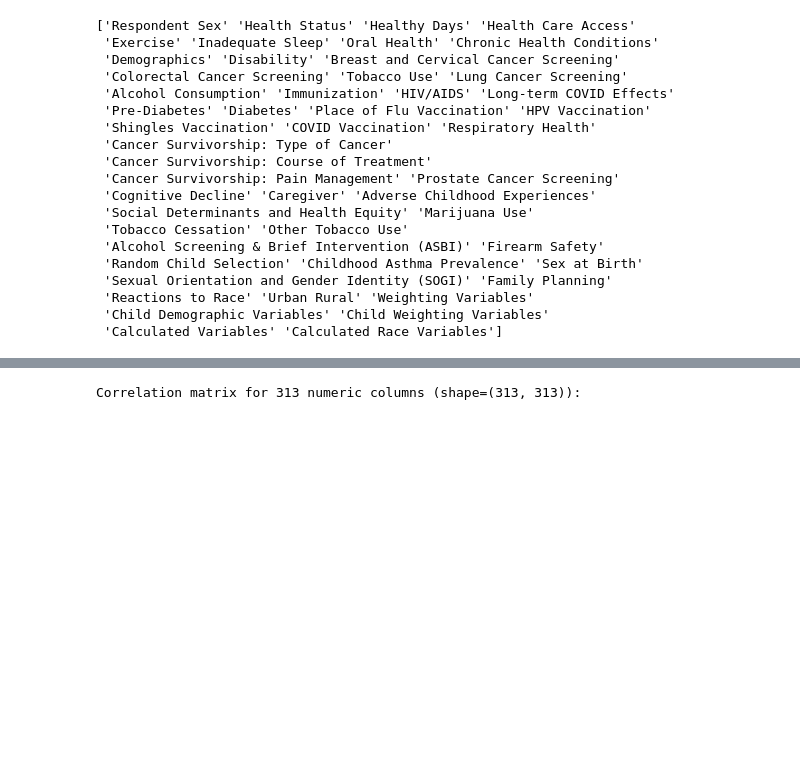
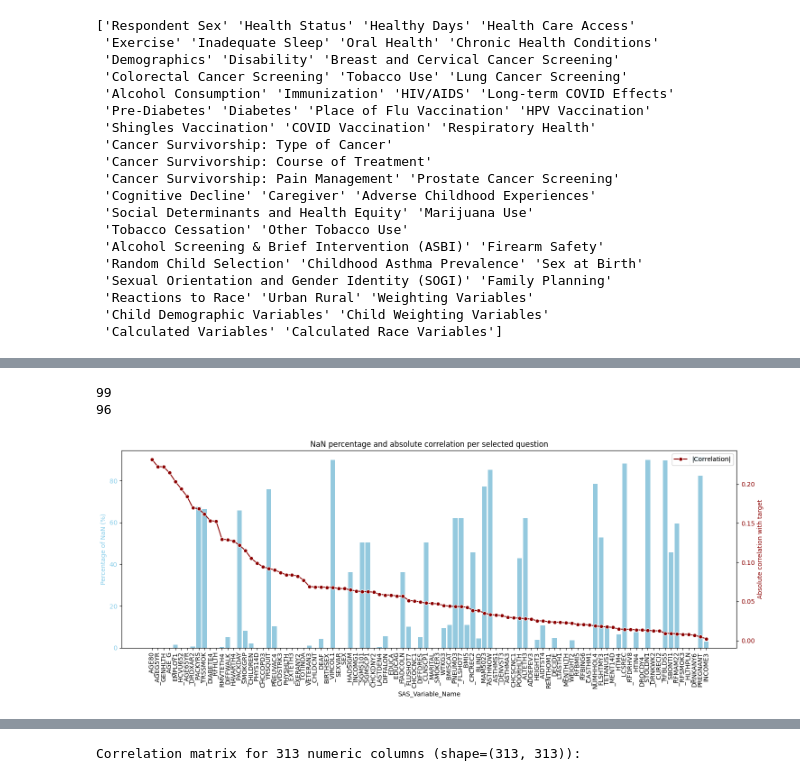
Before and after one commit to AugustinGrunewald/Mini-Hackaton, a Jupyter notebook: main_ag.ipynb, the cells around one changed output, grey strips where cells are left out. Saved outputs shown, nothing was run; the diff lists cells and outputs as text; code cells hidden in the pictures; blank space fills up the shorter version.

```diff
--- a/main_ag.ipynb
+++ b/main_ag.ipynb
@@ -209,0 +348,71 @@ print(labels4_questions_df["Section Name"].unique())
+# %%
+print(len(selected_questions))
+selected_questions = [quest for quest in selected_questions if quest not in ['CVDINFR4', 'CVDCRHD4', '_MICHD']]
+print(len(selected_questions))
+# %% [output]
+99
+96
+# %%
+# Nan Percentages
+nan_percent = original4_df[selected_questions].isna().mean() * 100
+nan_percent = nan_percent.reset_index()
+nan_percent.columns = ["SAS_Variable_Name", "NaN_percent"]
+
+# Correlation
+corrs = []
+target = original4_df["TARGET"]
+
+for col in selected_questions:
+    try:
+        if pd.api.types.is_numeric_dtype(original4_df[col]):
+            corr = original4_df[col].corr(target)
+            corrs.append((col, corr))
+        else:
+            corrs.append((col, np.nan))
+    except Exception:
+        corrs.append((col, np.nan))
+
+corr_df = pd.DataFrame(corrs, columns=["SAS_Variable_Name", "corr_with_target"])
+corr_df["abs_corr"] = corr_df["corr_with_target"].abs()
+
+# Merging
+feature_stats = nan_percent.merge(corr_df, on="SAS_Variable_Name", how="left")
+
+# Sorting by correlation
+feature_stats = feature_stats.sort_values("abs_corr", ascending=False)
+
+# Visualization
+fig, ax1 = plt.subplots(figsize=(15,6))
+
+# Bar plot: % NaN
+sns.barplot(
+    data=feature_stats,
+    x="SAS_Variable_Name",
+    y="NaN_percent",
+    color="skyblue",
+    ax=ax1,
+    label="% NaN"
+)
+ax1.set_ylabel("Percentage of NaN (%)", color="skyblue")
+ax1.tick_params(axis='y', labelcolor="skyblue")
+ax1.set_xticklabels(ax1.get_xticklabels(), rotation=90)
+
+# Line plot: abs correlation
+ax2 = ax1.twinx()
+sns.lineplot(
+    data=feature_stats,
+    x="SAS_Variable_Name",
+    y="abs_corr",
+    color="darkred",
+    marker="o",
+    label="|Correlation|",
+    ax=ax2
+)
+ax2.set_ylabel("Absolute correlation with target", color="darkred")
+ax2.tick_params(axis='y', labelcolor="darkred")
+
+plt.title("NaN percentage and absolute correlation per selected question")
+fig.tight_layout()
+plt.show()
+# %% [output]
+[figure, added]
```
Also changed, not shown: parts of 13 cells of this notebook.
